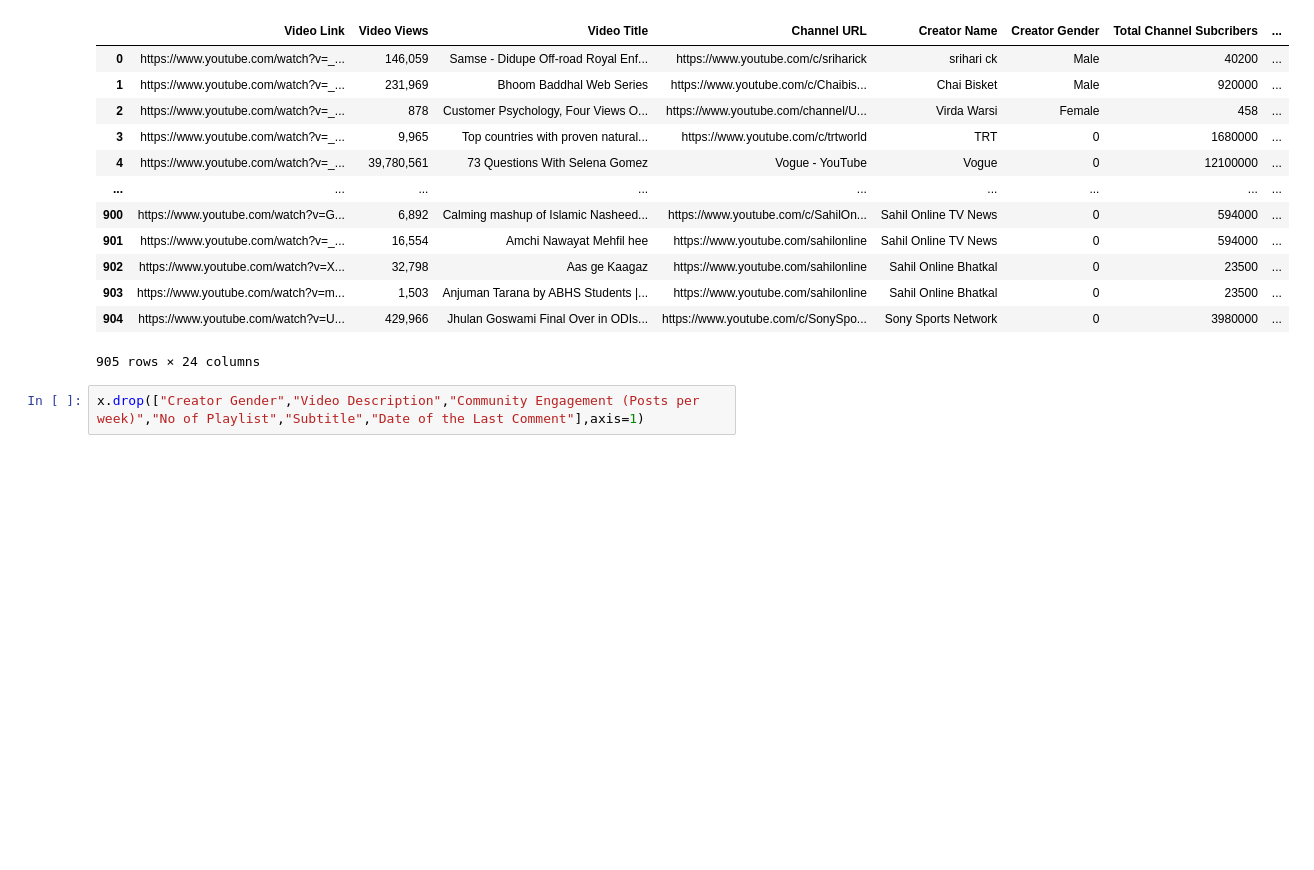
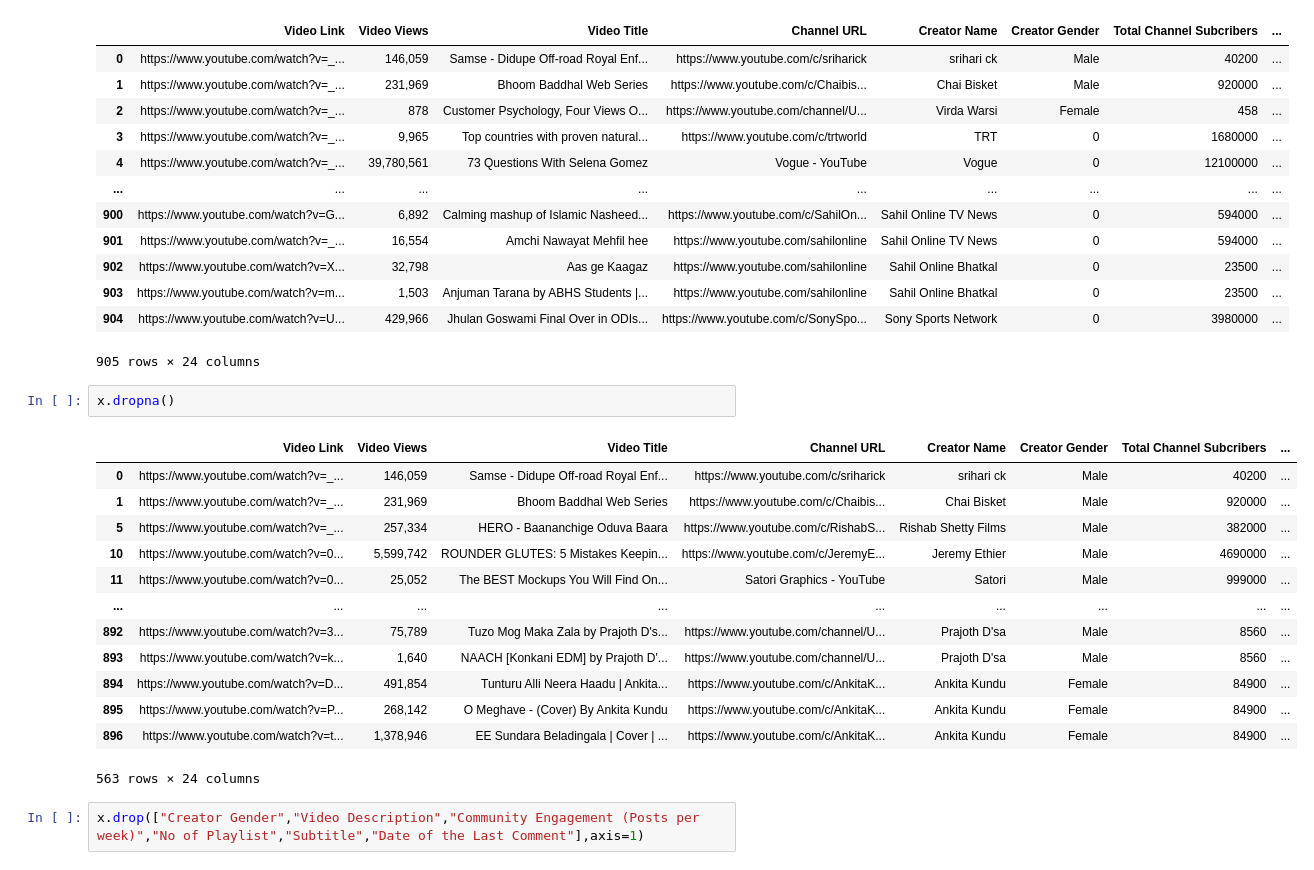
Before and after one commit to Ruturajsinh2839/woc5.0-ml-weather-prediction-case-study--Ruturajsinh-, a Jupyter notebook: Woc5.ipynb, the cells around one changed output. Drawn from its saved outputs; the diff is of its cells as text; blank space fills up the shorter version.

```diff
--- a/Woc5.ipynb
+++ b/Woc5.ipynb
@@ -27,6 +47,22 @@ x.fillna(value = 0)
 | 903 | https://www.youtube.com/watch?v=m... | 1,503 | Anjuman Tarana by ABHS Students |... | https://www.youtube.com/sahilonline | Sahil Online Bhatkal | 0 | 23500 | ... |
 | 904 | https://www.youtube.com/watch?v=U... | 429,966 | Jhulan Goswami Final Over in ODIs... | https://www.youtube.com/c/SonySpo... | Sony Sports Network | 0 | 3980000 | ... |
 905 rows × 24 columns
+# %%
+x.dropna()
+# %% [output]
+|  | Video Link | Video Views | Video Title | Channel URL | Creator Name | Creator Gender | Total Channel Subcribers | ... |
+| 0 | https://www.youtube.com/watch?v=_... | 146,059 | Samse - Didupe Off-road Royal Enf... | https://www.youtube.com/c/sriharick | srihari ck | Male | 40200 | ... |
+| 1 | https://www.youtube.com/watch?v=_... | 231,969 | Bhoom Baddhal Web Series | https://www.youtube.com/c/Chaibis... | Chai Bisket | Male | 920000 | ... |
+| 5 | https://www.youtube.com/watch?v=_... | 257,334 | HERO - Baananchige Oduva Baara | https://www.youtube.com/c/RishabS... | Rishab Shetty Films | Male | 382000 | ... |
+| 10 | https://www.youtube.com/watch?v=0... | 5,599,742 | ROUNDER GLUTES: 5 Mistakes Keepin... | https://www.youtube.com/c/JeremyE... | Jeremy Ethier | Male | 4690000 | ... |
+| 11 | https://www.youtube.com/watch?v=0... | 25,052 | The BEST Mockups You Will Find On... | Satori Graphics - YouTube | Satori | Male | 999000 | ... |
+| ... | ... | ... | ... | ... | ... | ... | ... | ... |
+| 892 | https://www.youtube.com/watch?v=3... | 75,789 | Tuzo Mog Maka Zala by Prajoth D's... | https://www.youtube.com/channel/U... | Prajoth D'sa | Male | 8560 | ... |
+| 893 | https://www.youtube.com/watch?v=k... | 1,640 | NAACH [Konkani EDM] by Prajoth D'... | https://www.youtube.com/channel/U... | Prajoth D'sa | Male | 8560 | ... |
+| 894 | https://www.youtube.com/watch?v=D... | 491,854 | Tunturu Alli Neera Haadu | Ankita... | https://www.youtube.com/c/AnkitaK... | Ankita Kundu | Female | 84900 | ... |
+| 895 | https://www.youtube.com/watch?v=P... | 268,142 | O Meghave - (Cover) By Ankita Kundu | https://www.youtube.com/c/AnkitaK... | Ankita Kundu | Female | 84900 | ... |
+| 896 | https://www.youtube.com/watch?v=t... | 1,378,946 | EE Sundara Beladingala | Cover | ... | https://www.youtube.com/c/AnkitaK... | Ankita Kundu | Female | 84900 | ... |
+563 rows × 24 columns
 # %%
 x.drop(["Creator Gender","Video Description","Community Engagement (Posts per week)","No of Playlist","Subtitle","Date of the Last Comment"],axis=1)
 # %% [output]
```
Also changed, not shown: parts of 2 cells of this notebook.
